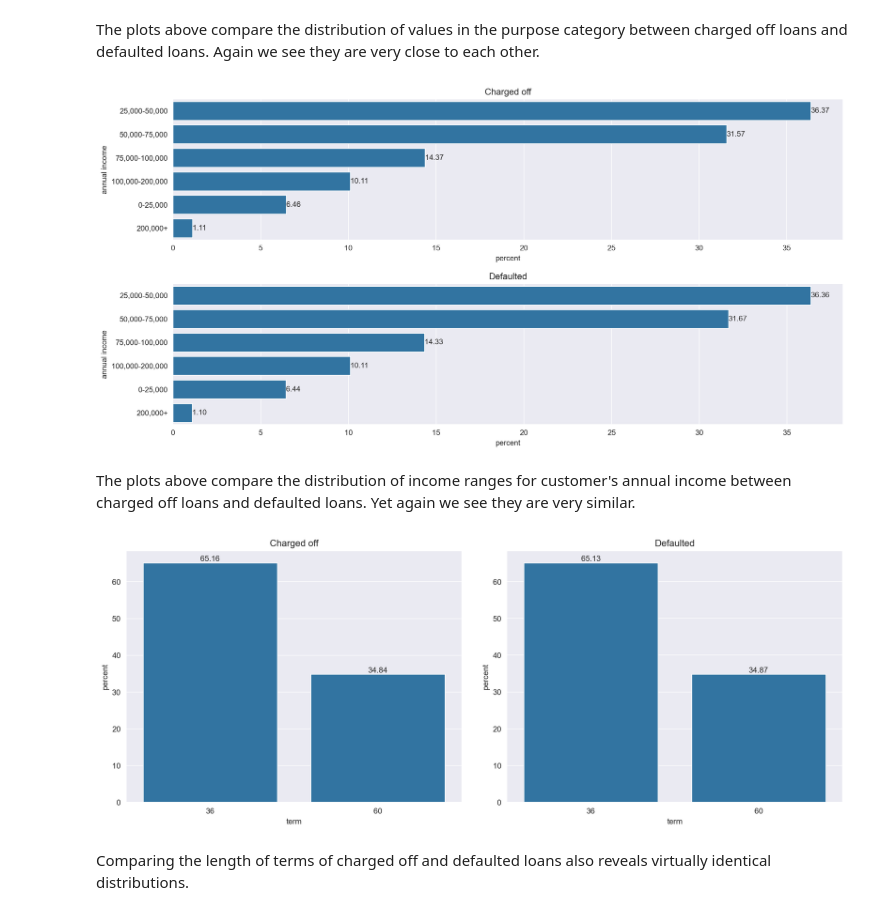
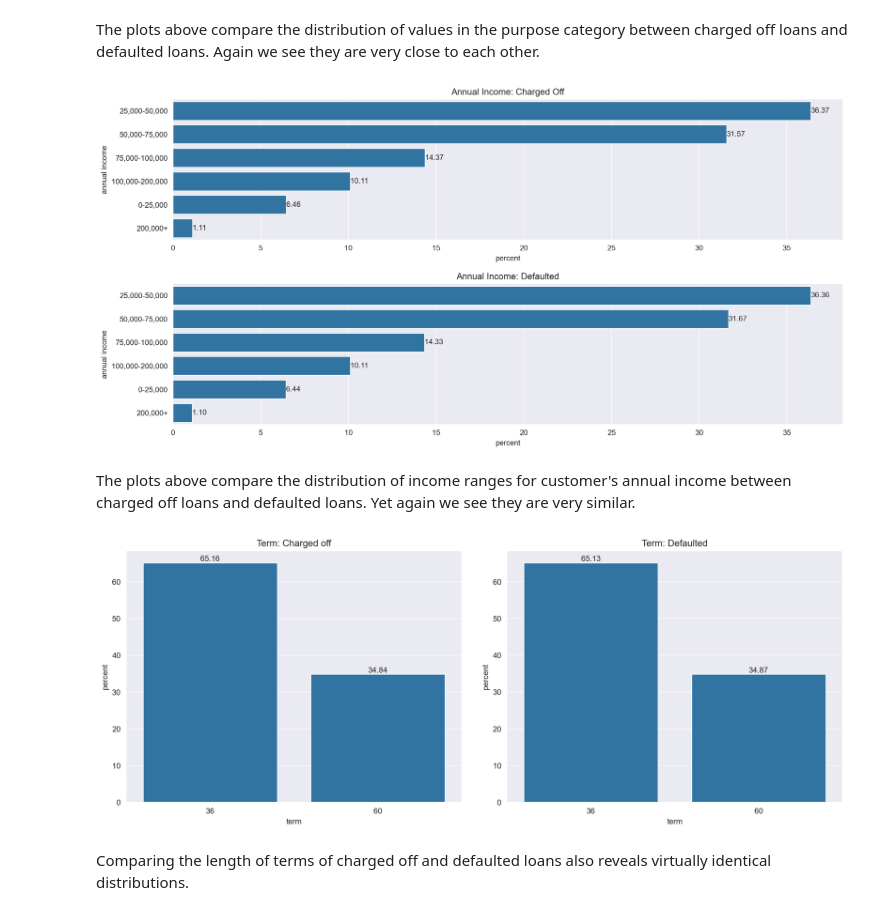
Before and after one commit to JDP3D/exploratory-data-analysis---customer-loans-in-finance305, a Jupyter notebook: milestone_04.ipynb, the cells around one changed output. Cells and saved outputs as stored; diff of their text form; code cells hidden in the pictures.

```diff
--- a/milestone_04.ipynb
+++ b/milestone_04.ipynb
@@ -335,16 +325,16 @@ plot.plot_charged_default_comparison(charged_off, defaulted_subset, 'purpose', o
 # %% [markdown]
 The plots above compare the distribution of values in the purpose category between charged off loans and defaulted loans. Again we see they are very close to each other.
 # %%
-plot.plot_charged_default_comparison(charged_off, defaulted_subset, 'annual_inc_range', orientation='h', title_1='Charged off', title_2= 'Defaulted',
-                                     label_1='percent', label_2='annual income', fig_size=(14,8), padding=4.0)
+plot.plot_charged_default_comparison(charged_off, defaulted_subset, 'annual_inc_range', orientation='h', title_1='Annual Income: Charged Off',
+                                     title_2= 'Annual Income: Defaulted', label_1='percent', label_2='annual income', fig_size=(14,8), padding=4.0)
 # %% [output]
-[figure, old version]
+[figure, new version]
 # %% [markdown]
 The plots above compare the distribution of income ranges for customer's annual income between charged off loans and defaulted loans. Yet again we see they are very similar.
 # %%
-plot.plot_charged_default_comparison(charged_off, defaulted_subset, 'term', title_1='Charged off', title_2= 'Defaulted',
+plot.plot_charged_default_comparison(charged_off, defaulted_subset, 'term', title_1='Term: Charged off', title_2= 'Term: Defaulted',
                                      label_1='term', label_2='percent', fig_size=(14,6))
 # %% [output]
-[figure, old version]
+[figure, new version]
 # %% [markdown]
 Comparing the length of terms of charged off and defaulted loans also reveals virtually identical distributions.
```
Also changed, not shown: parts of 8 cells of this notebook, 10 other files.
